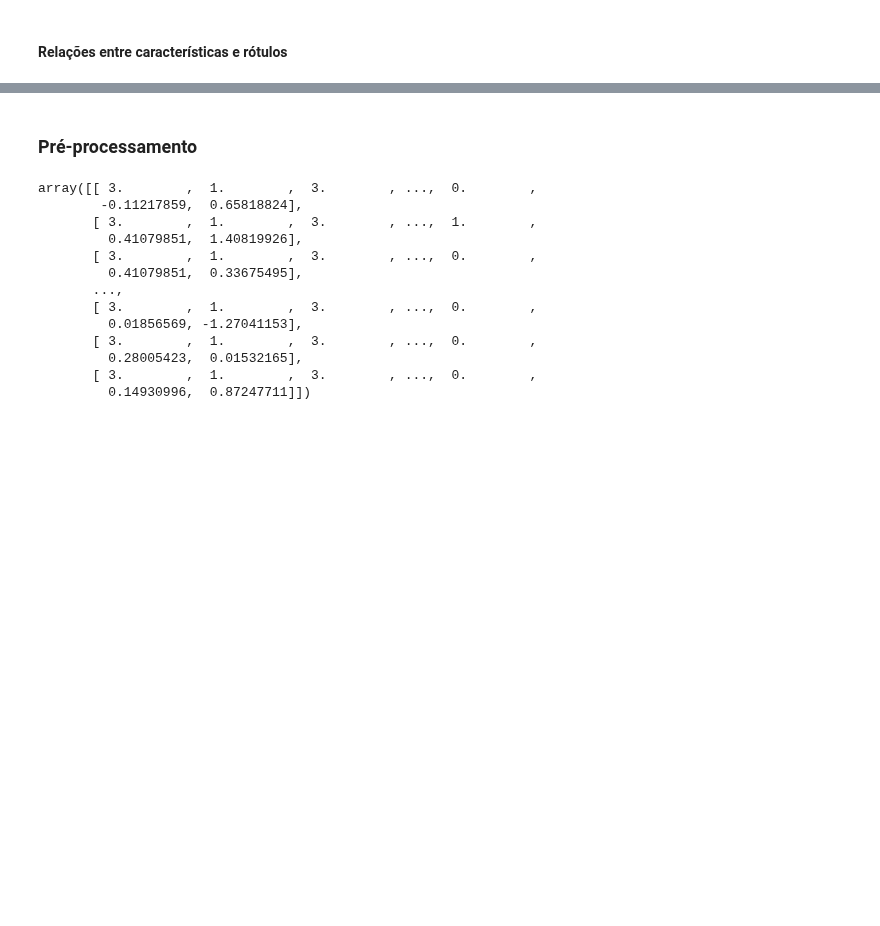
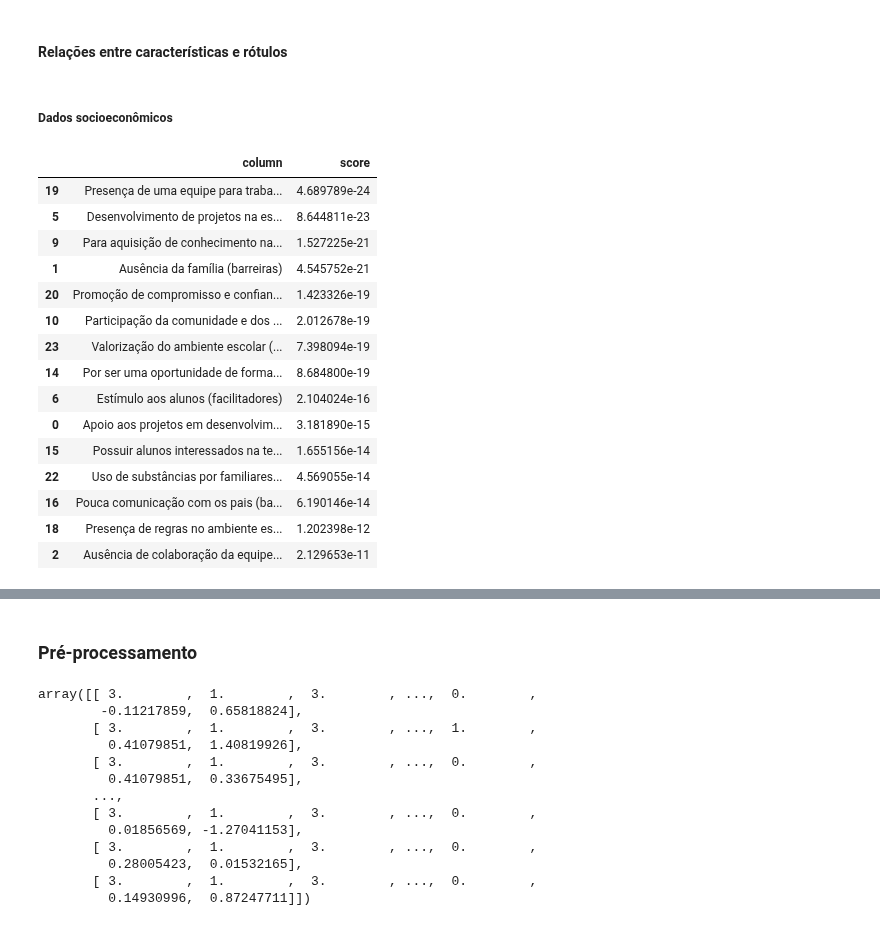
Before and after one commit to usr-bin32/data-mining-assignments, a Jupyter notebook: p6/notebook.ipynb, the cells around one changed output, grey strips where cells are left out. Saved outputs shown, nothing was run; the diff lists cells and outputs as text; code cells hidden in the pictures; blank space fills up the shorter version.

```diff
--- a/p6/notebook.ipynb
+++ b/p6/notebook.ipynb
@@ -96,0 +100,2 @@ df_modulo2 = pd.read_csv("data/trabalho5_dados_ateh_modulo2_4.csv")
+# %% [markdown]
+##### Dados socioeconômicos
@@ -96,0 +121,19 @@ df_modulo2 = pd.read_csv("data/trabalho5_dados_ateh_modulo2_4.csv")
+# %%
+cols_scores_se.head(15)
+# %% [output]
+|  | column | score |
+| 19 | Presença de uma equipe para traba... | 4.689789e-24 |
+| 5 | Desenvolvimento de projetos na es... | 8.644811e-23 |
+| 9 | Para aquisição de conhecimento na... | 1.527225e-21 |
+| 1 | Ausência da família (barreiras) | 4.545752e-21 |
+| 20 | Promoção de compromisso e confian... | 1.423326e-19 |
+| 10 | Participação da comunidade e dos ... | 2.012678e-19 |
+| 23 | Valorização do ambiente escolar (... | 7.398094e-19 |
+| 14 | Por ser uma oportunidade de forma... | 8.684800e-19 |
+| 6 | Estímulo aos alunos (facilitadores) | 2.104024e-16 |
+| 0 | Apoio aos projetos em desenvolvim... | 3.181890e-15 |
+| 15 | Possuir alunos interessados na te... | 1.655156e-14 |
+| 22 | Uso de substâncias por familiares... | 4.569055e-14 |
+| 16 | Pouca comunicação com os pais (ba... | 6.190146e-14 |
+| 18 | Presença de regras no ambiente es... | 1.202398e-12 |
+| 2 | Ausência de colaboração da equipe... | 2.129653e-11 |
```
Also changed, not shown: parts of 35 cells of this notebook.
